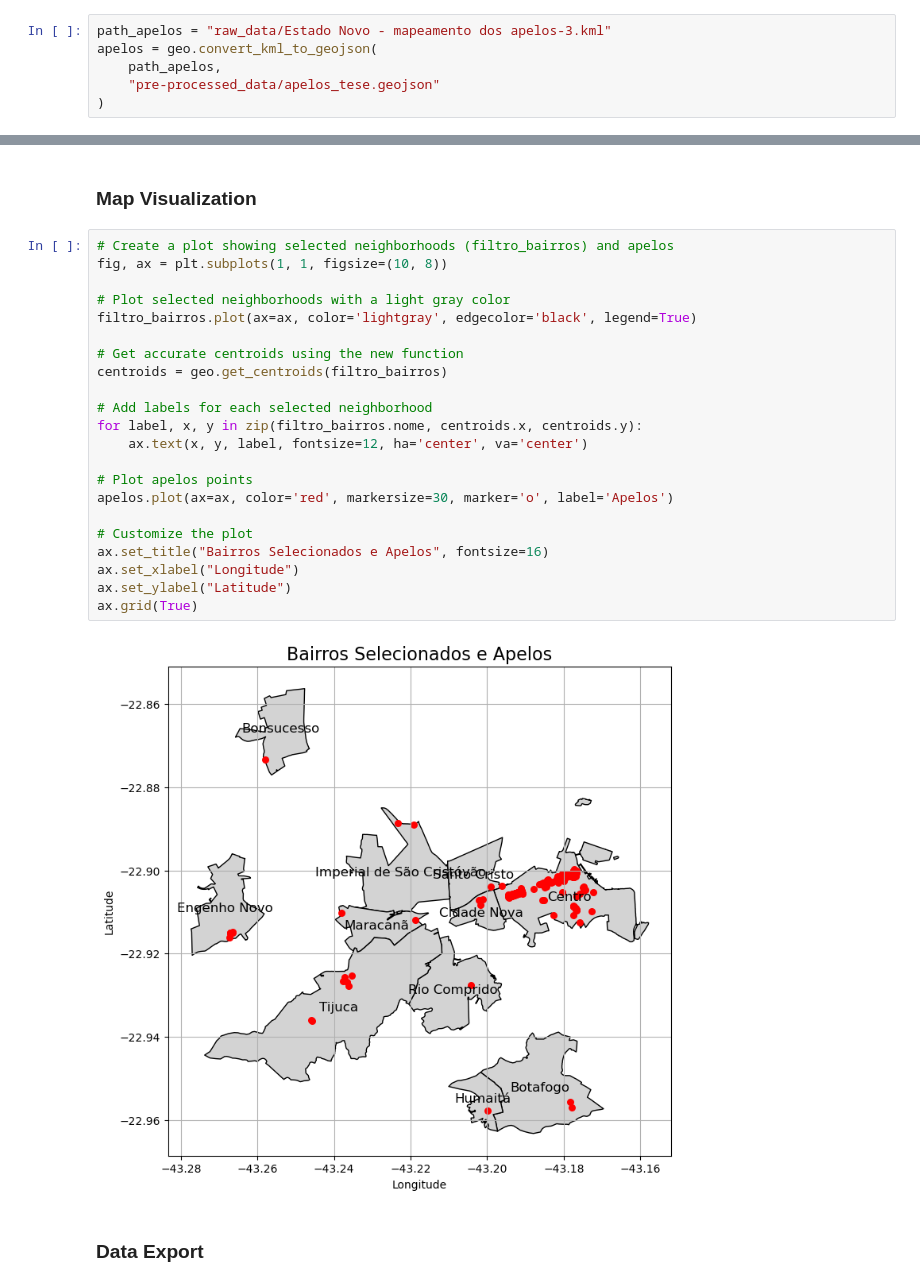
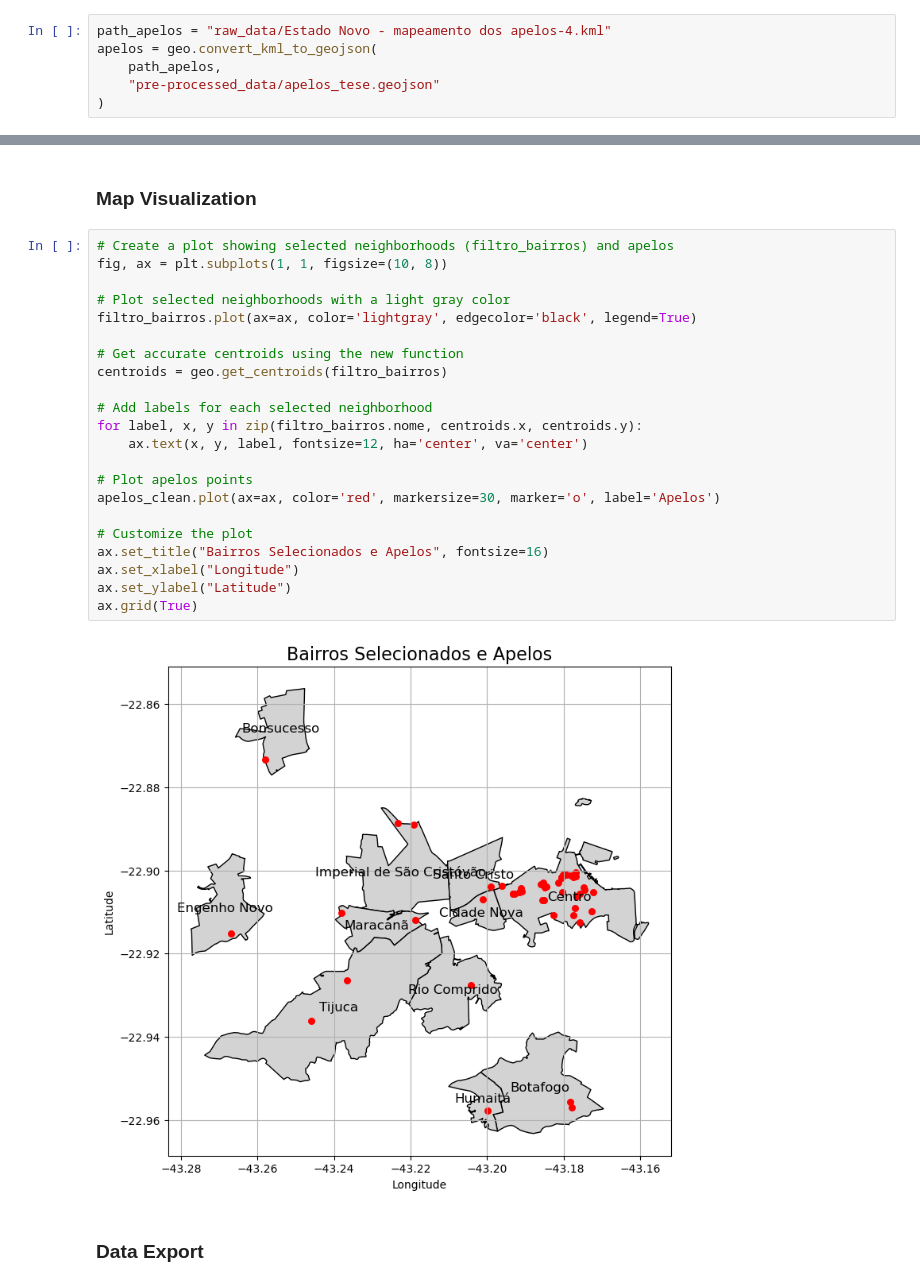
Before and after one commit to eu-cristofer/geo, a Jupyter notebook: 02_processing_KML.ipynb, the cells around one changed output, grey strips where cells are left out. Drawn from its saved outputs; the diff is of its cells as text.

```diff
--- a/02_processing_KML.ipynb
+++ b/02_processing_KML.ipynb
@@ -24,7 +24,7 @@ geo.__version__
 
 ### KML to GeoJSON Conversion <a name="conversion"></a>
 # %%
-path_apelos = "raw_data/Estado Novo - mapeamento dos apelos-3.kml"
+path_apelos = "raw_data/Estado Novo - mapeamento dos apelos-4.kml"
 apelos = geo.convert_kml_to_geojson(
     path_apelos,
     "pre-processed_data/apelos_tese.geojson"
@@ -183,27 +203,27 @@ Name: nome, dtype: object
 # %%
 # Create a plot showing selected neighborhoods (filtro_bairros) and apelos
 fig, ax = plt.subplots(1, 1, figsize=(10, 8))
 
 # Plot selected neighborhoods with a light gray color
 filtro_bairros.plot(ax=ax, color='lightgray', edgecolor='black', legend=True)
 
 # Get accurate centroids using the new function
 centroids = geo.get_centroids(filtro_bairros)
 
 # Add labels for each selected neighborhood
 for label, x, y in zip(filtro_bairros.nome, centroids.x, centroids.y):
     ax.text(x, y, label, fontsize=12, ha='center', va='center')
 
 # Plot apelos points
-apelos.plot(ax=ax, color='red', markersize=30, marker='o', label='Apelos')
+apelos_clean.plot(ax=ax, color='red', markersize=30, marker='o', label='Apelos')
 
 # Customize the plot
 ax.set_title("Bairros Selecionados e Apelos", fontsize=16)
 ax.set_xlabel("Longitude")
 ax.set_ylabel("Latitude")
 ax.grid(True)
 # %% [output]
-[figure, old version]
+[figure, new version]
 # %% [markdown]
 ### Data Export <a name="export"></a>
 # %%
```
Also changed, not shown: parts of 5 cells of this notebook, 10 other files.
